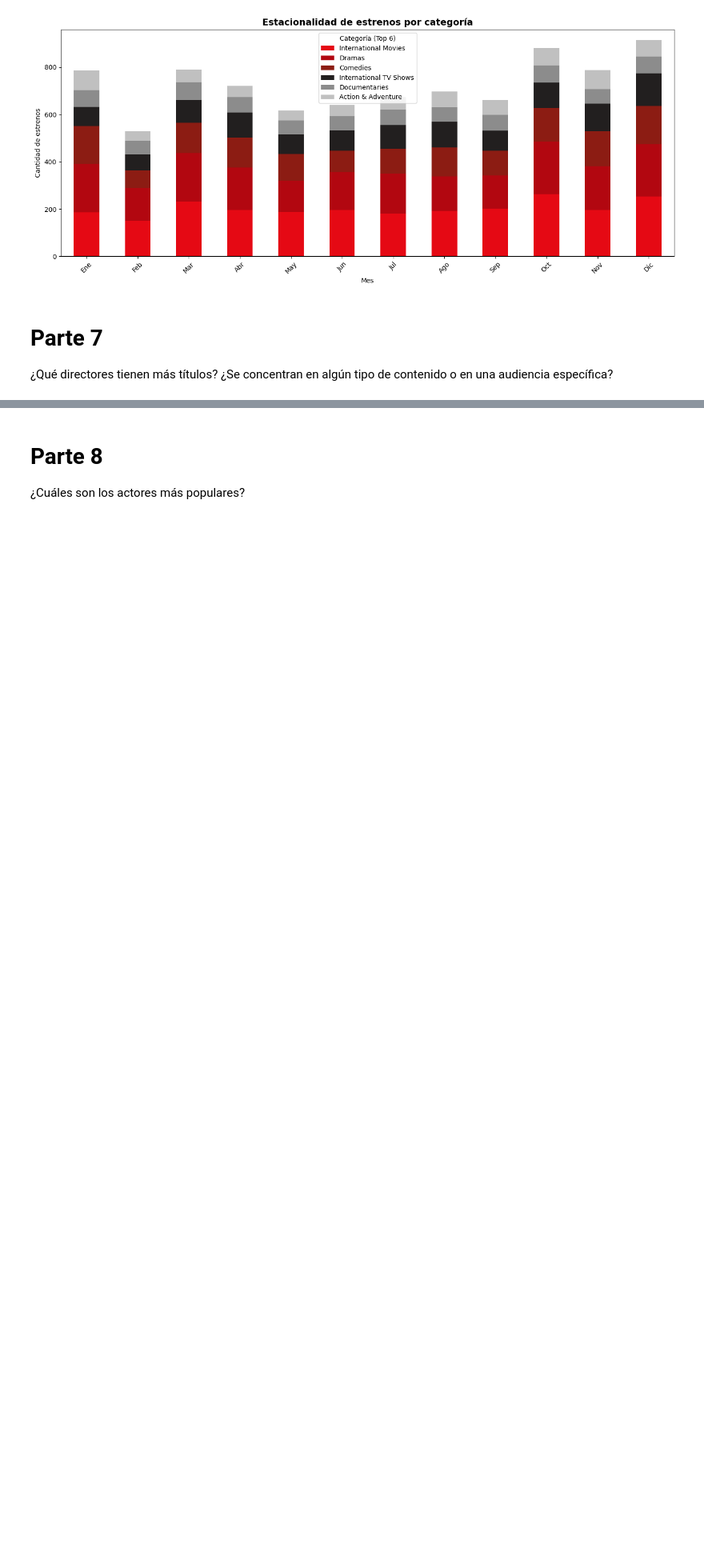
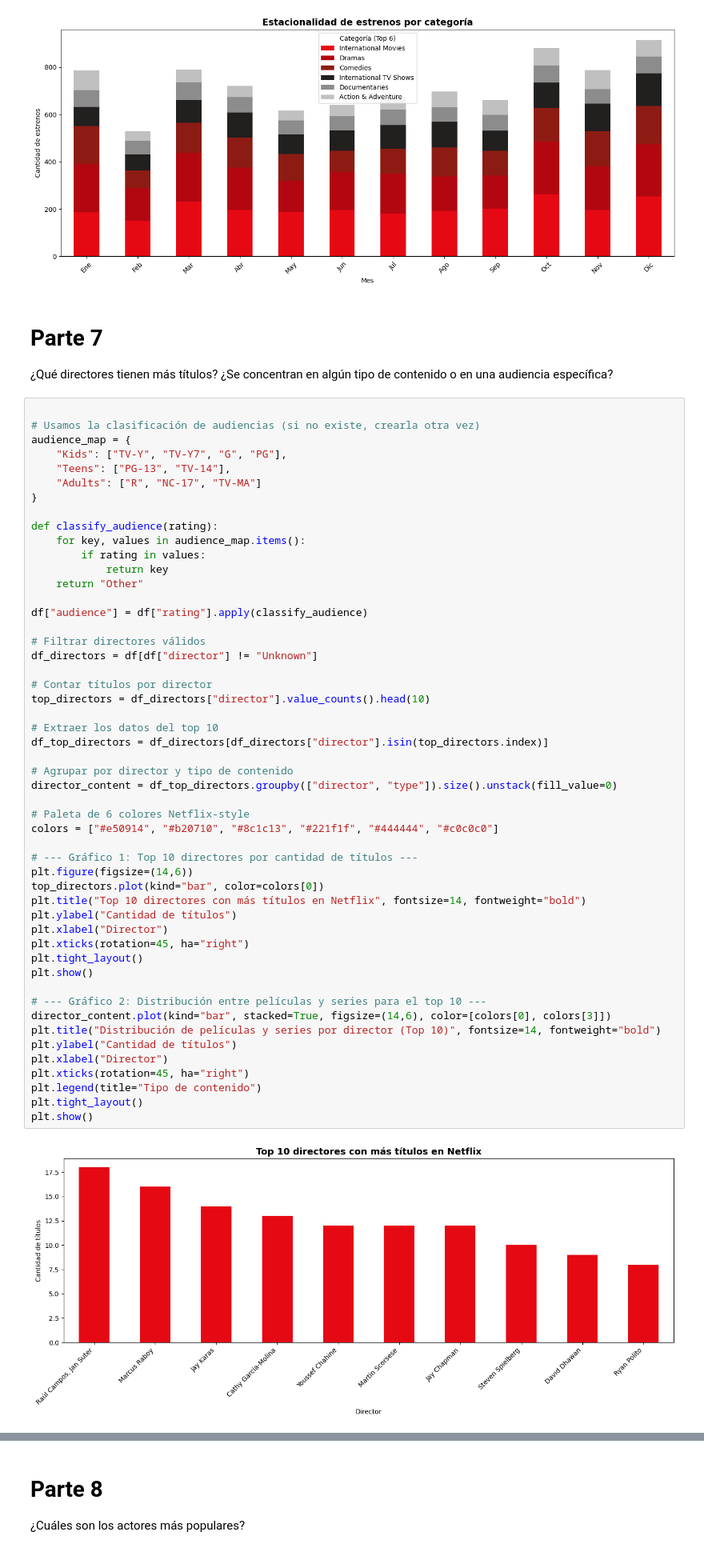
Before and after one commit to AnaMenoni/Practico-2-Analisis-de-Datos, a Jupyter notebook: practico2.ipynb, the cells around one changed output, grey strips where cells are left out. Shown at 80% size. Drawn from its saved outputs; the diff is of its cells as text; blank space fills up the shorter version.

```diff
--- a/practico2.ipynb
+++ b/practico2.ipynb
@@ -234,3 +234,56 @@ plt.show()
 # %% [markdown]
 # Parte 7
 ¿Qué directores tienen más títulos? ¿Se concentran en algún tipo de contenido o en una audiencia específica?
+# %%
+
+# Usamos la clasificación de audiencias (si no existe, crearla otra vez)
+audience_map = {
+    "Kids": ["TV-Y", "TV-Y7", "G", "PG"],
+    "Teens": ["PG-13", "TV-14"],
+    "Adults": ["R", "NC-17", "TV-MA"]
+}
+
+def classify_audience(rating):
+    for key, values in audience_map.items():
+        if rating in values:
+            return key
+    return "Other"
+
+df["audience"] = df["rating"].apply(classify_audience)
+
+# Filtrar directores válidos
+df_directors = df[df["director"] != "Unknown"]
+
+# Contar títulos por director
+top_directors = df_directors["director"].value_counts().head(10)
+
+# Extraer los datos del top 10
+df_top_directors = df_directors[df_directors["director"].isin(top_directors.index)]
+
+# Agrupar por director y tipo de contenido
+director_content = df_top_directors.groupby(["director", "type"]).size().unstack(fill_value=0)
+
+# Paleta de 6 colores Netflix-style
+colors = ["#e50914", "#b20710", "#8c1c13", "#221f1f", "#444444", "#c0c0c0"]
+
+# --- Gráfico 1: Top 10 directores por cantidad de títulos ---
+plt.figure(figsize=(14,6))
+top_directors.plot(kind="bar", color=colors[0])
+plt.title("Top 10 directores con más títulos en Netflix", fontsize=14, fontweight="bold")
+plt.ylabel("Cantidad de títulos")
+plt.xlabel("Director")
+plt.xticks(rotation=45, ha="right")
+plt.tight_layout()
+plt.show()
+
+# --- Gráfico 2: Distribución entre películas y series para el top 10 ---
+director_content.plot(kind="bar", stacked=True, figsize=(14,6), color=[colors[0], colors[3]])
+plt.title("Distribución de películas y series por director (Top 10)", fontsize=14, fontweight="bold")
+plt.ylabel("Cantidad de títulos")
+plt.xlabel("Director")
+plt.xticks(rotation=45, ha="right")
+plt.legend(title="Tipo de contenido")
+plt.tight_layout()
+plt.show()
+# %% [output]
+[figure, added]
```
Also changed, not shown: parts of 4 cells of this notebook.
